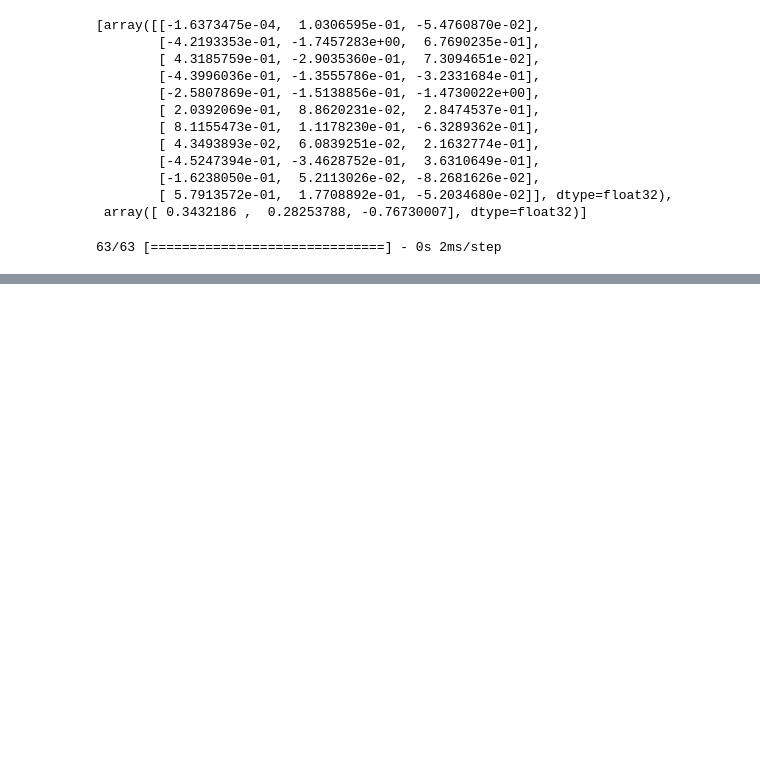
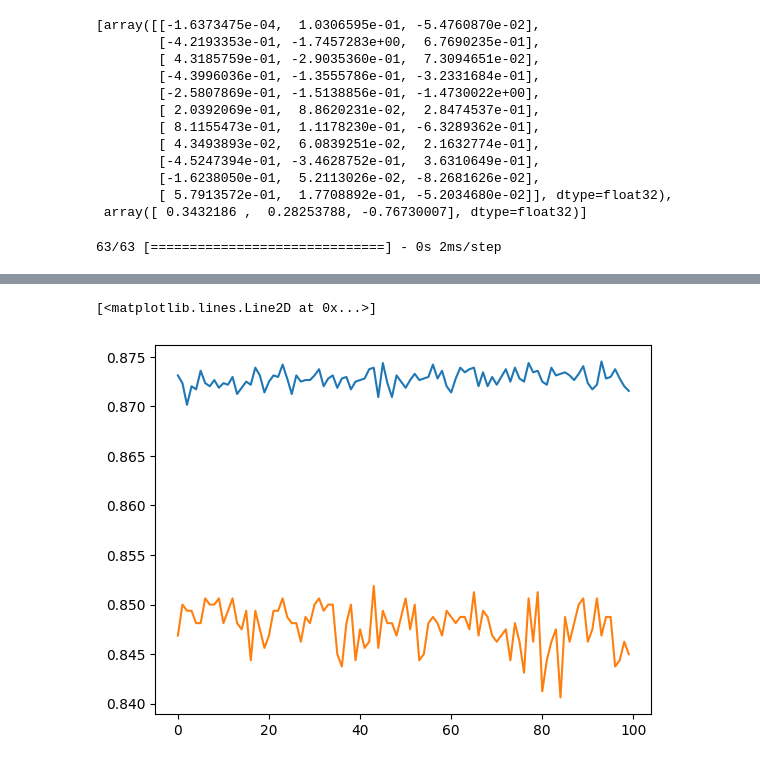
Before and after one commit to pranjalthakur25/Deep-Learning, a Jupyter notebook: Customer_Churnrate_prediction.ipynb, the cells around one changed output, grey strips where cells are left out. Drawn from its saved outputs; the diff is of its cells as text; code cells hidden in the pictures; blank space fills up the shorter version.

```diff
--- a/Customer_Churnrate_prediction.ipynb
+++ b/Customer_Churnrate_prediction.ipynb
@@ -231,0 +259,6 @@ accuracy_score(y_test,final_pred)
+# %%
+plt.plot(history.history['accuracy'])
+plt.plot(history.history['val_accuracy'])
+# %% [output]
+[<matplotlib.lines.Line2D at 0x...>]
+[figure, added]
```
Also changed, not shown: parts of 10 cells of this notebook.
